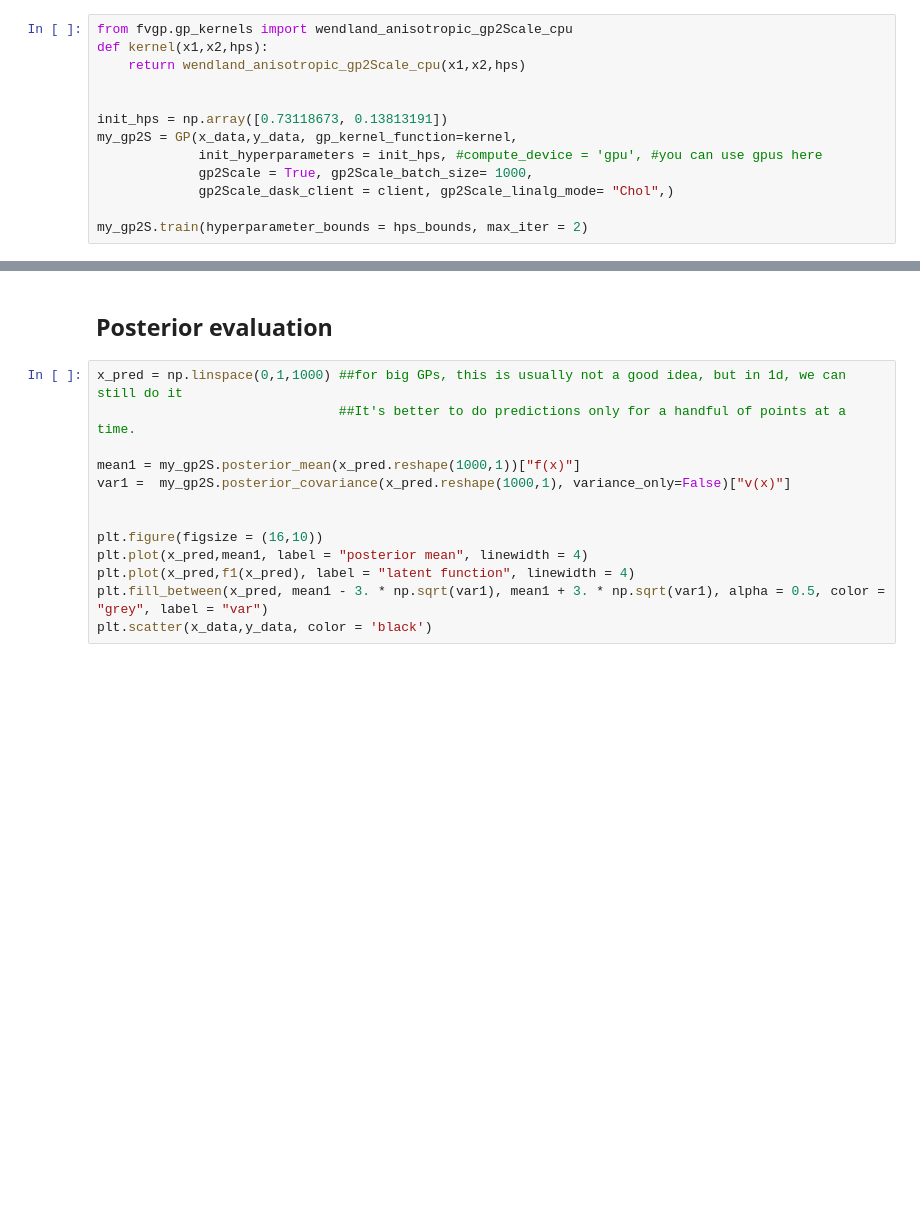
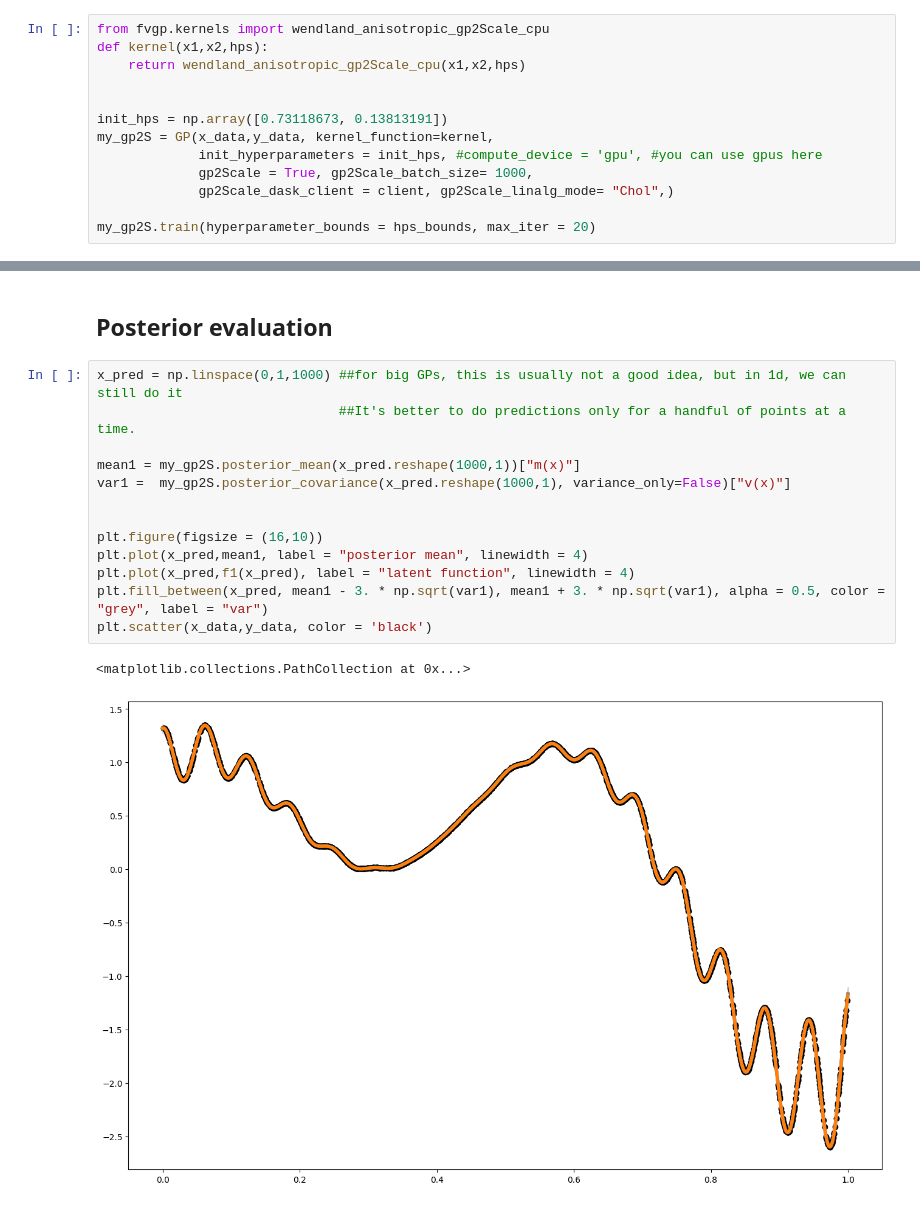
Before and after one commit to lbl-camera/fvGP, a Jupyter notebook: docs/source/examples/gp2ScaleTest.ipynb, the cells around one changed output, grey strips where cells are left out. Drawn from its saved outputs; the diff is of its cells as text; blank space fills up the shorter version.

```diff
--- a/docs/source/examples/gp2ScaleTest.ipynb
+++ b/docs/source/examples/gp2ScaleTest.ipynb
@@ -45,15 +48,15 @@ hps_n = 2
 hps_bounds = np.array([[0.1,1.],      ##signal var of Wendland kernel
                        [0.001,0.04]])  ##length scale for Wendland kernel
 # %%
-from fvgp.gp_kernels import wendland_anisotropic_gp2Scale_cpu
+from fvgp.kernels import wendland_anisotropic_gp2Scale_cpu
 def kernel(x1,x2,hps):
     return wendland_anisotropic_gp2Scale_cpu(x1,x2,hps)
 
 
 init_hps = np.array([0.73118673, 0.13813191])
-my_gp2S = GP(x_data,y_data, gp_kernel_function=kernel,
+my_gp2S = GP(x_data,y_data, kernel_function=kernel,
              init_hyperparameters = init_hps, #compute_device = 'gpu', #you can use gpus here
              gp2Scale = True, gp2Scale_batch_size= 1000,
              gp2Scale_dask_client = client, gp2Scale_linalg_mode= "Chol",)
 
-my_gp2S.train(hyperparameter_bounds = hps_bounds, max_iter = 2)
+my_gp2S.train(hyperparameter_bounds = hps_bounds, max_iter = 20)
@@ -99,13 +108,16 @@ my_gp2S.set_hyperparameters(mcmc_result["x"][-1])
 # %%
 x_pred = np.linspace(0,1,1000) ##for big GPs, this is usually not a good idea, but in 1d, we can still do it
                                ##It's better to do predictions only for a handful of points at a time.
 
-mean1 = my_gp2S.posterior_mean(x_pred.reshape(1000,1))["f(x)"]
+mean1 = my_gp2S.posterior_mean(x_pred.reshape(1000,1))["m(x)"]
 var1 =  my_gp2S.posterior_covariance(x_pred.reshape(1000,1), variance_only=False)["v(x)"]
 
 
 plt.figure(figsize = (16,10))
 plt.plot(x_pred,mean1, label = "posterior mean", linewidth = 4)
 plt.plot(x_pred,f1(x_pred), label = "latent function", linewidth = 4)
 plt.fill_between(x_pred, mean1 - 3. * np.sqrt(var1), mean1 + 3. * np.sqrt(var1), alpha = 0.5, color = "grey", label = "var")
 plt.scatter(x_data,y_data, color = 'black')
+# %% [output]
+<matplotlib.collections.PathCollection at 0x...>
+[figure, added]
```
Also changed, not shown: parts of 4 cells of this notebook, 17 other files.
